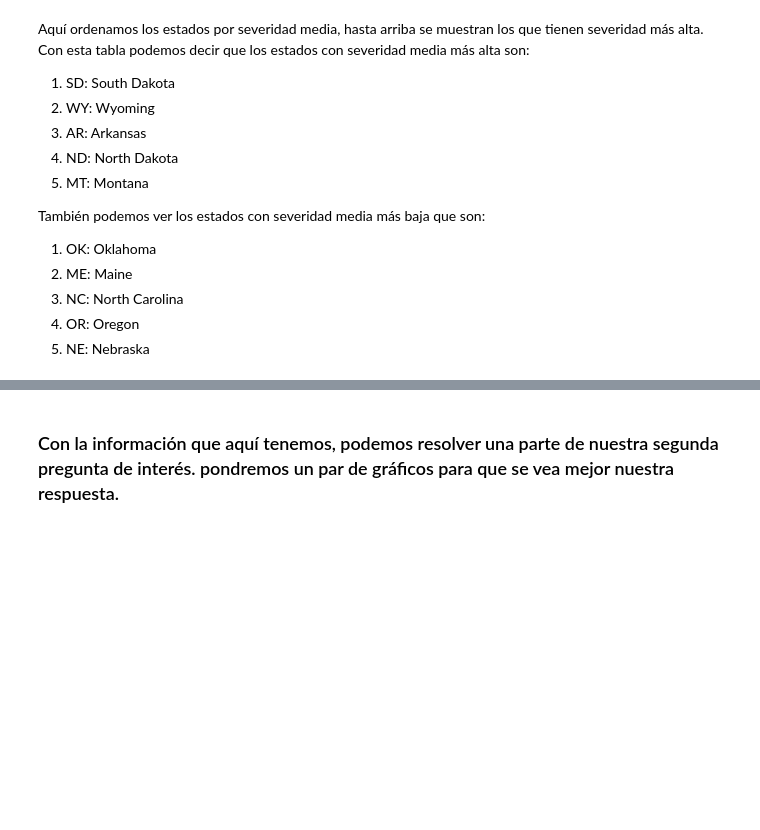
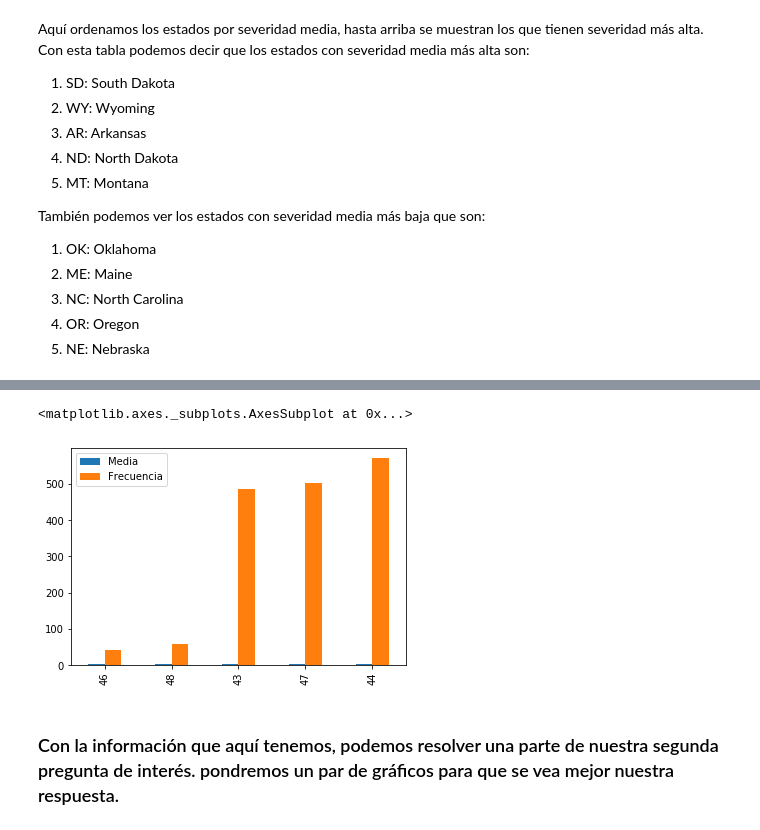
Before and after one commit to ProyectoFinalMineria/BaseDatos, a Jupyter notebook: BD US acc.ipynb, the cells around one changed output, grey strips where cells are left out. Cells and saved outputs as stored; diff of their text form; code cells hidden in the pictures; blank space fills up the shorter version.

```diff
--- a/BD US acc.ipynb
+++ b/BD US acc.ipynb
@@ -517,3 +567,9 @@ También podemos ver los estados con severidad media más baja que son:
+# %%
+
+severidad.sort_values('Frecuencia',ascending=True).head(5).plot.bar()
+# %% [output]
+<matplotlib.axes._subplots.AxesSubplot at 0x...>
+[figure, added]
 # %% [markdown]
 ### Con la información que aquí tenemos, podemos resolver una parte de nuestra segunda pregunta de interés. pondremos un par de gráficos para que se vea mejor nuestra respuesta.
 # %%
```
Also changed, not shown: parts of 18 cells of this notebook.
